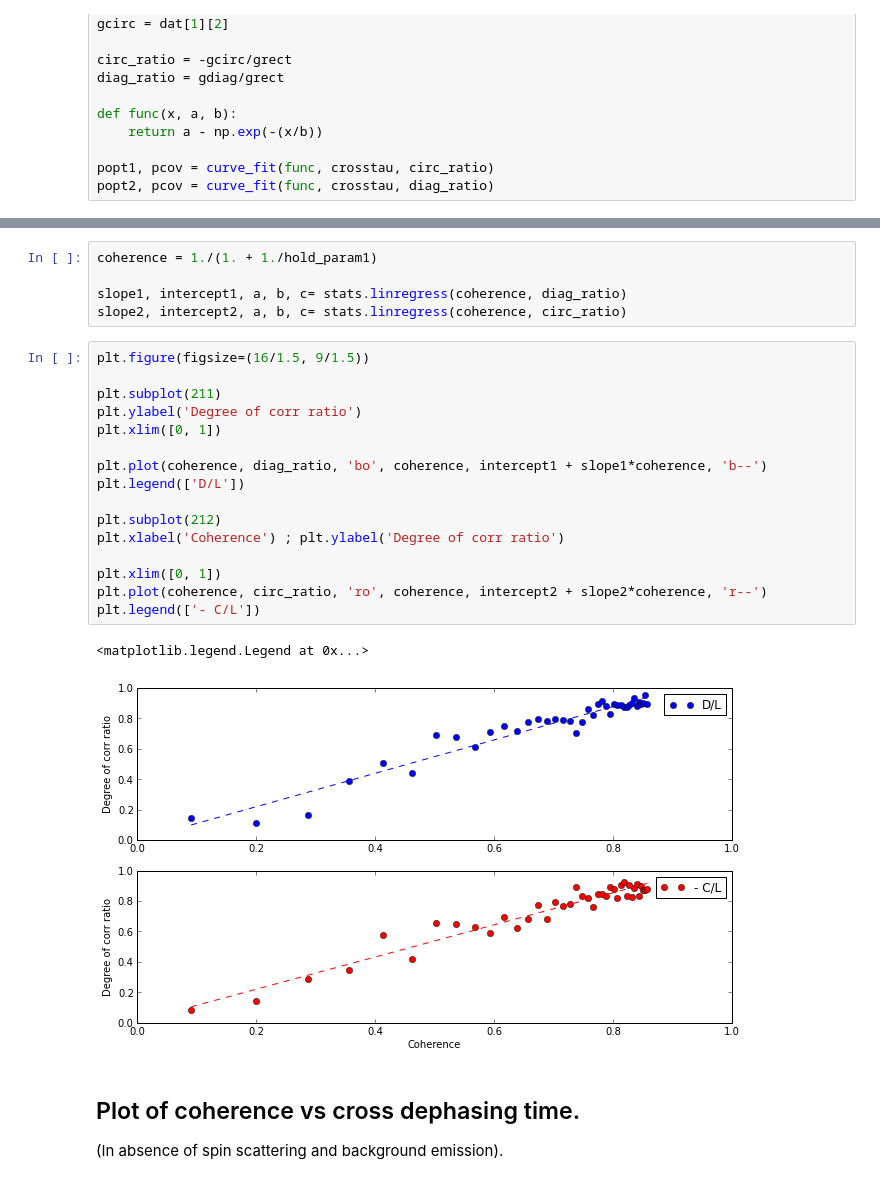
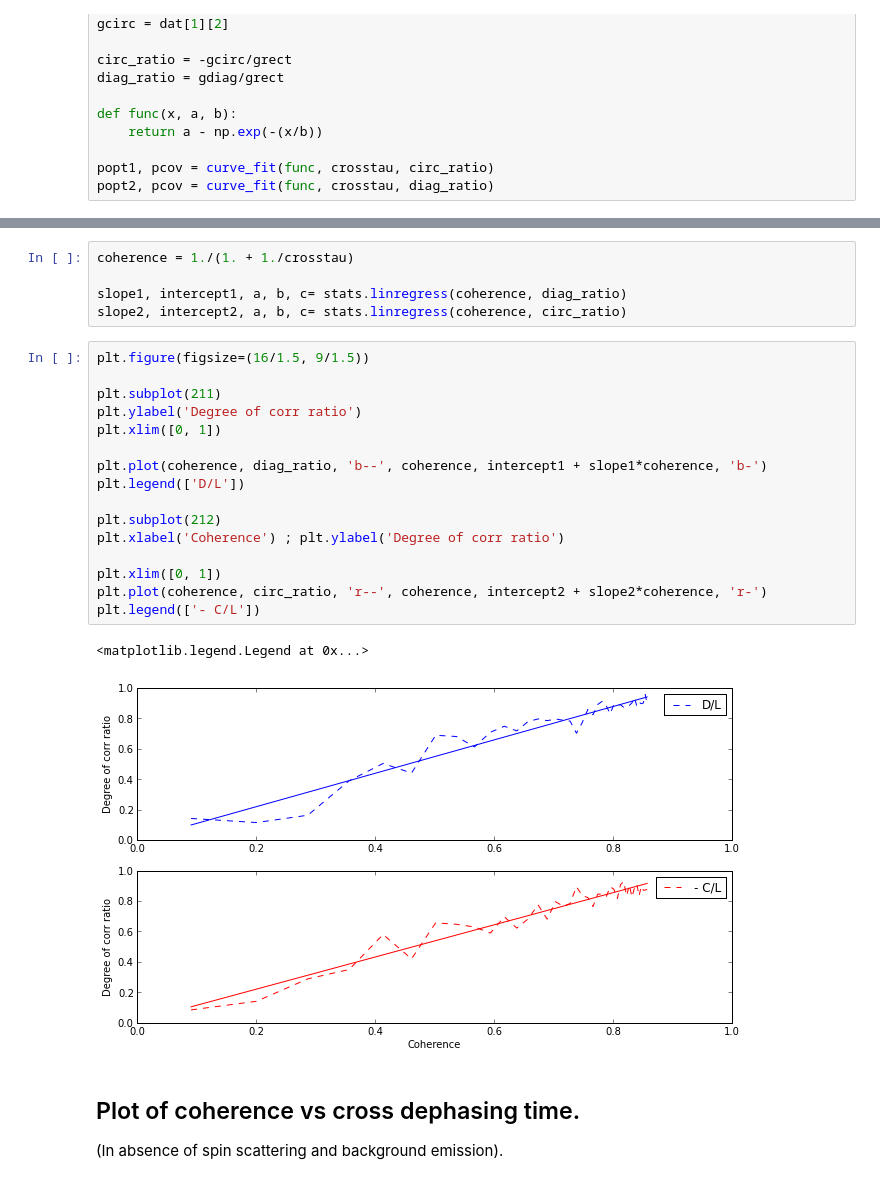
Before and after one commit to eoinmurray/icarus, a Jupyter notebook: notebooks/Degree of corrolation ratios.ipynb, the cells around one changed output, grey strips where cells are left out. Drawn from its saved outputs; the diff is of its cells as text.

```diff
--- a/notebooks/Degree of corrolation ratios.ipynb
+++ b/notebooks/Degree of corrolation ratios.ipynb
@@ -67,27 +71,27 @@ plt.legend(['circ_ratio', 'fit', 'diag_ratio', 'fit'])
 # %%
-coherence = 1./(1. + 1./hold_param1)
+coherence = 1./(1. + 1./crosstau)
 
 slope1, intercept1, a, b, c= stats.linregress(coherence, diag_ratio)
 slope2, intercept2, a, b, c= stats.linregress(coherence, circ_ratio)
 # %%
 plt.figure(figsize=(16/1.5, 9/1.5))
 
 plt.subplot(211)
 plt.ylabel('Degree of corr ratio')
 plt.xlim([0, 1])
 
-plt.plot(coherence, diag_ratio, 'bo', coherence, intercept1 + slope1*coherence, 'b--')
+plt.plot(coherence, diag_ratio, 'b--', coherence, intercept1 + slope1*coherence, 'b-')
 plt.legend(['D/L'])
 
 plt.subplot(212)
 plt.xlabel('Coherence') ; plt.ylabel('Degree of corr ratio')
 
 plt.xlim([0, 1])
-plt.plot(coherence, circ_ratio, 'ro', coherence, intercept2 + slope2*coherence, 'r--')
+plt.plot(coherence, circ_ratio, 'r--', coherence, intercept2 + slope2*coherence, 'r-')
 plt.legend(['- C/L'])
 # %% [output]
 <matplotlib.legend.Legend at 0x...>
-[figure, old version]
+[figure, new version]
 # %% [markdown]
 ## Plot of coherence vs cross dephasing time.
 (In absence of spin scattering and background emission).
```
Also changed, not shown: parts of 7 cells of this notebook.
